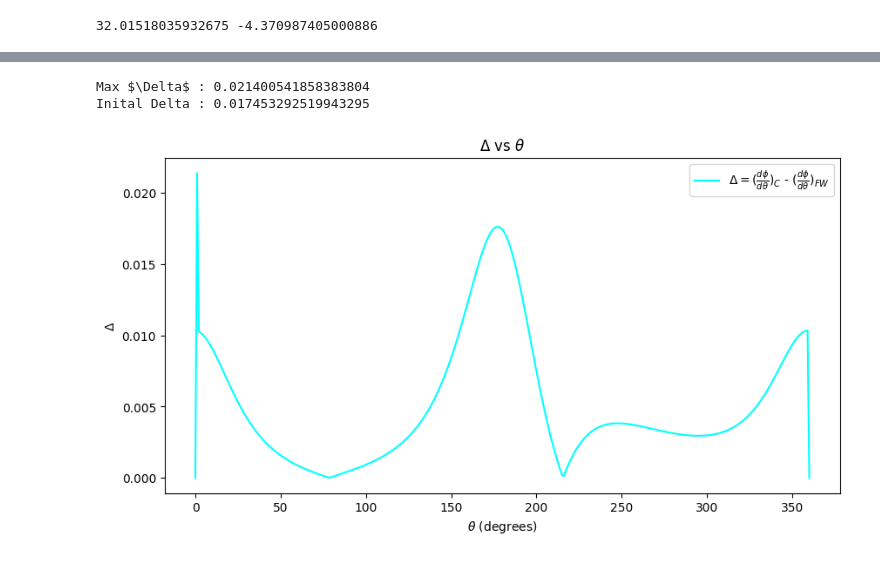
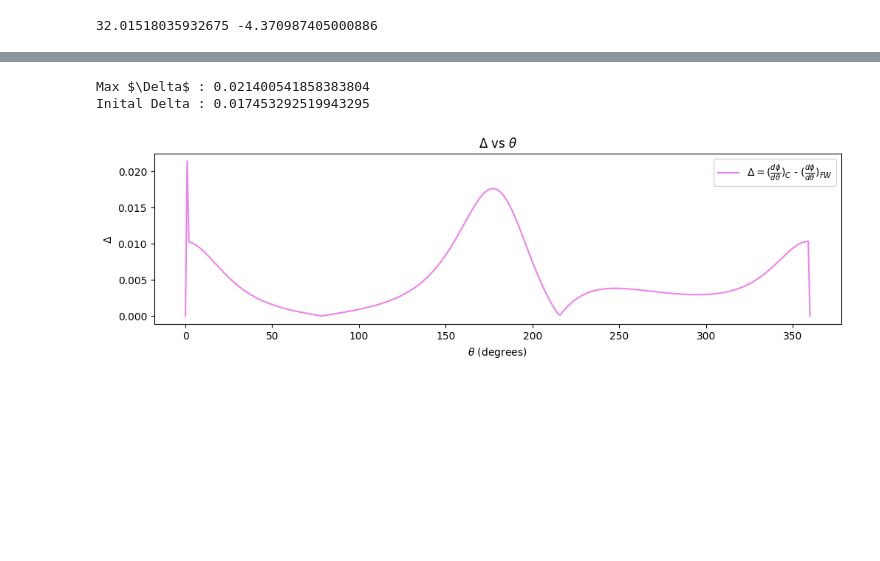
Before and after one commit to pesricha/DS288-Numerical-Methods, a Jupyter notebook: HW4/Homework-4.ipynb, the cells around one changed output, grey strips where cells are left out. Drawn from its saved outputs; the diff is of its cells as text; code cells hidden in the pictures; blank space fills up the shorter version.

```diff
--- a/HW4/Homework-4.ipynb
+++ b/HW4/Homework-4.ipynb
@@ -103,8 +103,9 @@ def fw_diff(x, y):
     forward_difference = np.zeros_like(y)
     for i in range(n-1):
         forward_difference[i] = (y[i+1] - y[i])/(x[i+1] - x[i])
-    forward_difference[-1] = y[n-1] - y[n-2]/(x[n-1] - x[n-2])
+    forward_difference[-1] = (y[-1] - y[-2])/(x[-1] - x[-2])
     return forward_difference
+
 
 def center_diff(x, y):
     n = len(y)
@@ -133,18 +134,18 @@ plt.legend()
 # %%
 difference = np.abs(forward_difference - centered_difference)
 print(f"Max $\Delta$ : {max(difference)}")
 print(f"Inital Delta : {(np.deg2rad(1))}")
-plt.figure(figsize=(10, 5))
-plt.plot(theta_values, difference, label=r"$\Delta = $($\frac{d\phi}{d\theta})_{C}$ - $(\frac{d\phi}{d\theta})_{FW}$", color='cyan')
+plt.figure(figsize=(12, 3))
+plt.plot(theta_values, difference, label=r"$\Delta = $($\frac{d\phi}{d\theta})_{C}$ - $(\frac{d\phi}{d\theta})_{FW}$", color='violet')
 plt.xlabel(r'$\theta$ (degrees)')
 plt.ylabel(r'$\Delta$')
 plt.title(r'$\Delta$ vs $\theta$')
 plt.legend()
 plt.show()
 # %% [output]
 Max $\Delta$ : 0.021400541858383804
 Inital Delta : 0.017453292519943295
-[figure, old version]
+[figure, new version]
 # %%
 alpha_values = phi_values + 149
 beta_values = np.zeros_like(alpha_values)
```
Also changed, not shown: parts of 5 cells of this notebook, 12 other files.
